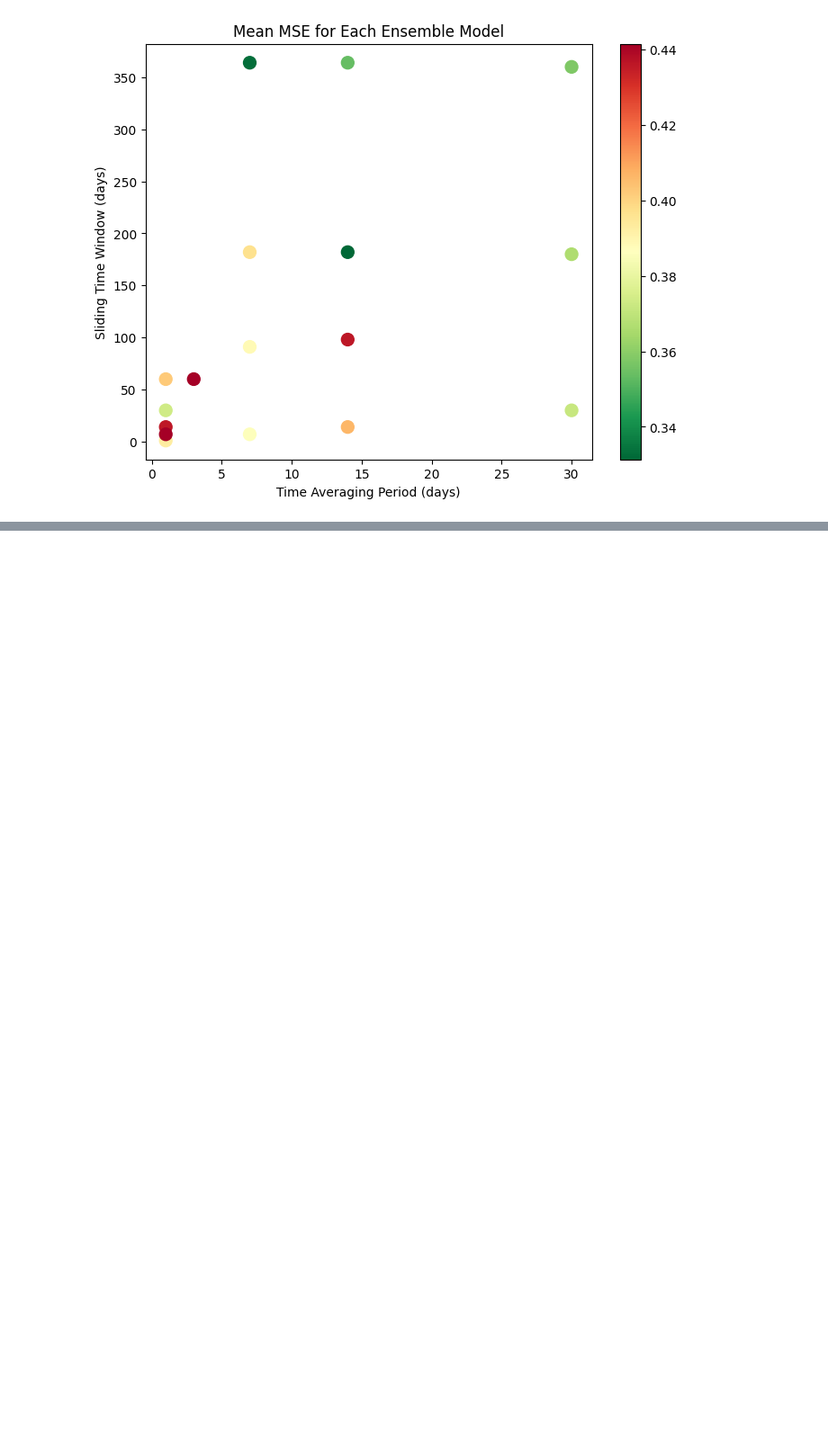
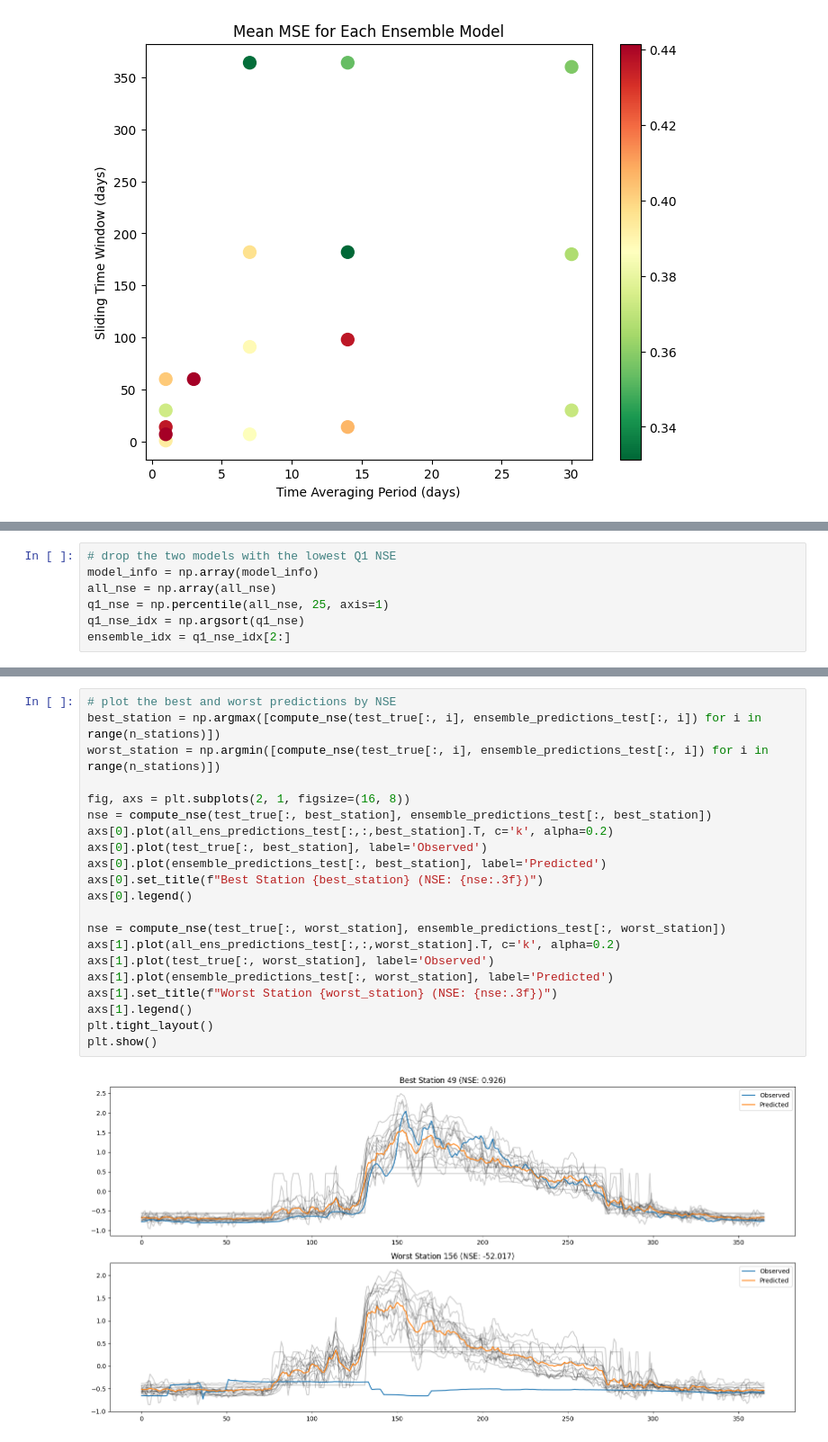
Before and after one commit to TWilson05/EOSC-410-Final-Project, a Jupyter notebook: CNN-LSTM.ipynb, the cells around one changed output, grey strips where cells are left out. Shown at 90% size. Saved outputs shown, nothing was run; the diff lists cells and outputs as text; blank space fills up the shorter version.

```diff
--- a/CNN-LSTM.ipynb
+++ b/CNN-LSTM.ipynb
@@ -470,0 +494,7 @@ plt.show()
+# %%
+# drop the two models with the lowest Q1 NSE
+model_info = np.array(model_info)
+all_nse = np.array(all_nse)
+q1_nse = np.percentile(all_nse, 25, axis=1)
+q1_nse_idx = np.argsort(q1_nse)
+ensemble_idx = q1_nse_idx[2:]
@@ -470,0 +520,23 @@ plt.show()
+# %%
+# plot the best and worst predictions by NSE
+best_station = np.argmax([compute_nse(test_true[:, i], ensemble_predictions_test[:, i]) for i in range(n_stations)])
+worst_station = np.argmin([compute_nse(test_true[:, i], ensemble_predictions_test[:, i]) for i in range(n_stations)])
+
+fig, axs = plt.subplots(2, 1, figsize=(16, 8))
+nse = compute_nse(test_true[:, best_station], ensemble_predictions_test[:, best_station])
+axs[0].plot(all_ens_predictions_test[:,:,best_station].T, c='k', alpha=0.2)
+axs[0].plot(test_true[:, best_station], label='Observed')
+axs[0].plot(ensemble_predictions_test[:, best_station], label='Predicted')
+axs[0].set_title(f"Best Station {best_station} (NSE: {nse:.3f})")
+axs[0].legend()
+
+nse = compute_nse(test_true[:, worst_station], ensemble_predictions_test[:, worst_station])
+axs[1].plot(all_ens_predictions_test[:,:,worst_station].T, c='k', alpha=0.2)
+axs[1].plot(test_true[:, worst_station], label='Observed')
+axs[1].plot(ensemble_predictions_test[:, worst_station], label='Predicted')
+axs[1].set_title(f"Worst Station {worst_station} (NSE: {nse:.3f})")
+axs[1].legend()
+plt.tight_layout()
+plt.show()
+# %% [output]
+[figure, added]
```
Also changed, not shown: parts of 15 cells of this notebook.
